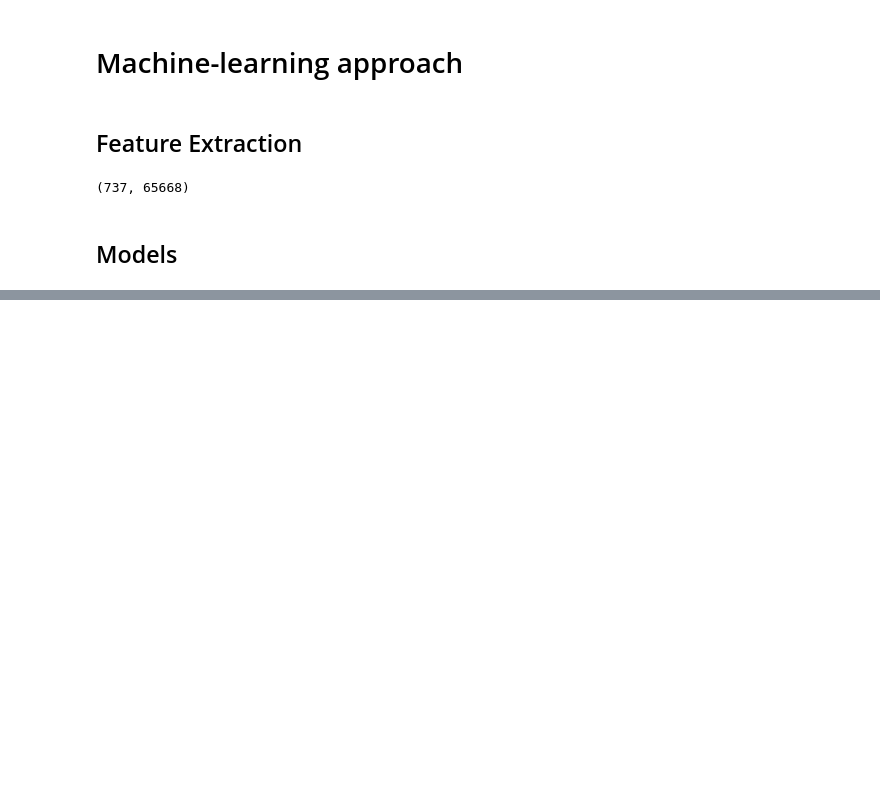
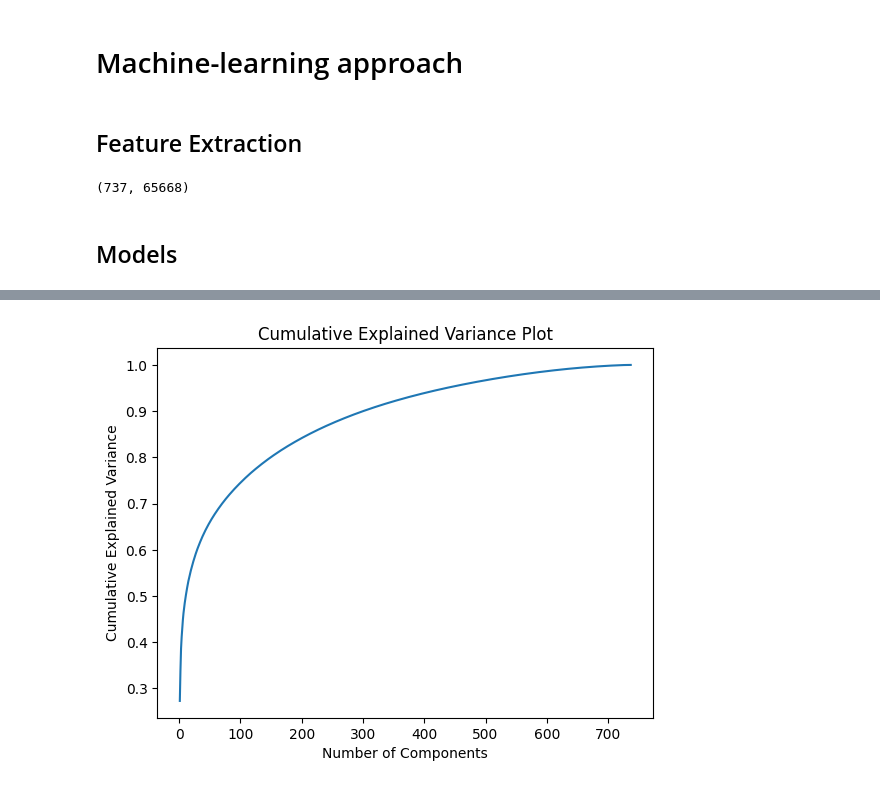
Before and after one commit to HazemAbdo/FloodSense, a Jupyter notebook: SI_ML.ipynb, the cells around one changed output, grey strips where cells are left out. Drawn from its saved outputs; the diff is of its cells as text; code cells hidden in the pictures; blank space fills up the shorter version.

```diff
--- a/SI_ML.ipynb
+++ b/SI_ML.ipynb
@@ -225,0 +382,25 @@ Accuracy: 0.7956989247311828
+# %%
+# Create the SVM classifier with C=10, gamma=0.0001, and kernel='rbf'
+svm = SVC(C=10, gamma=0.0001, kernel='rbf')
+
+# Fit the model to the training data
+svm.fit(flatten_X_train, y_train)
+
+# Evaluate the model on the testing data
+score = svm.score(flatten_X_test, y_test)
+
+# Get the predicted labels for the testing data
+y_pred = svm.predict(flatten_X_test)
+
+# Get the confusion matrix
+cm = confusion_matrix(y_test, y_pred)
+
+# Get the classification report
+cr = classification_report(y_test, y_pred)
+
+# Print the accuracy, confusion matrix, and classification report
+print("Accuracy:", score)
+print("Confusion matrix:")
+print(cm)
+print("Classification report:")
+print(cr)
@@ -225,0 +460,21 @@ Accuracy: 0.7956989247311828
+# %%
+# Load the iris dataset
+X = flatten_X_train
+
+# Create a PCA object
+pca = PCA()
+
+# Fit the PCA model to the data
+pca.fit(X)
+
+# Calculate the cumulative explained variance
+cumulative_var = np.cumsum(pca.explained_variance_ratio_)
+
+# Plot the cumulative explained variance as a function of the number of components
+plt.plot(np.arange(1, len(cumulative_var) + 1), cumulative_var)
+plt.xlabel('Number of Components')
+plt.ylabel('Cumulative Explained Variance')
+plt.title('Cumulative Explained Variance Plot')
+plt.show()
+# %% [output]
+[figure, added]
```
Also changed, not shown: parts of 26 cells of this notebook.
